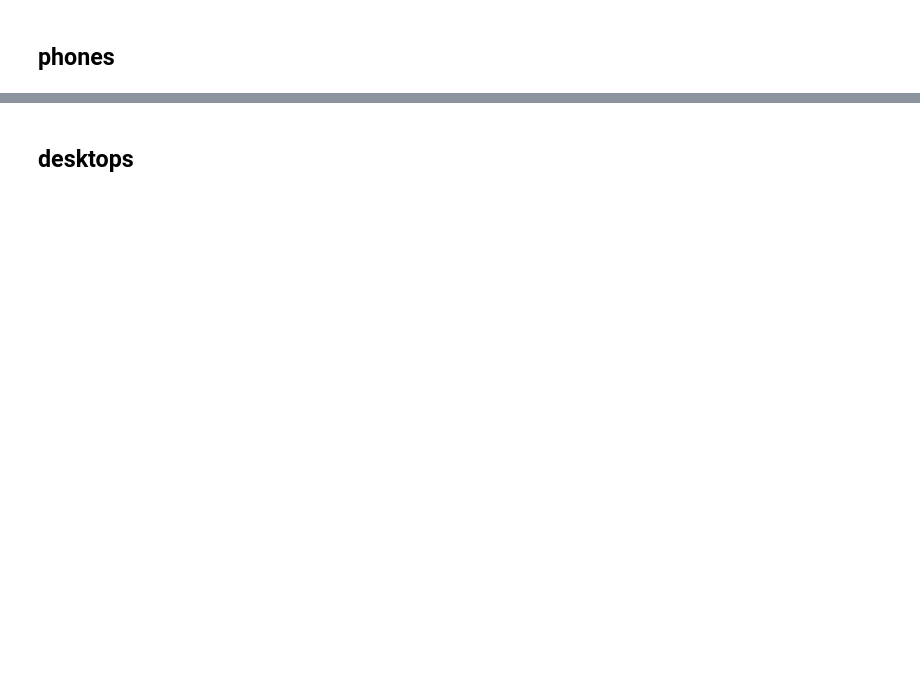
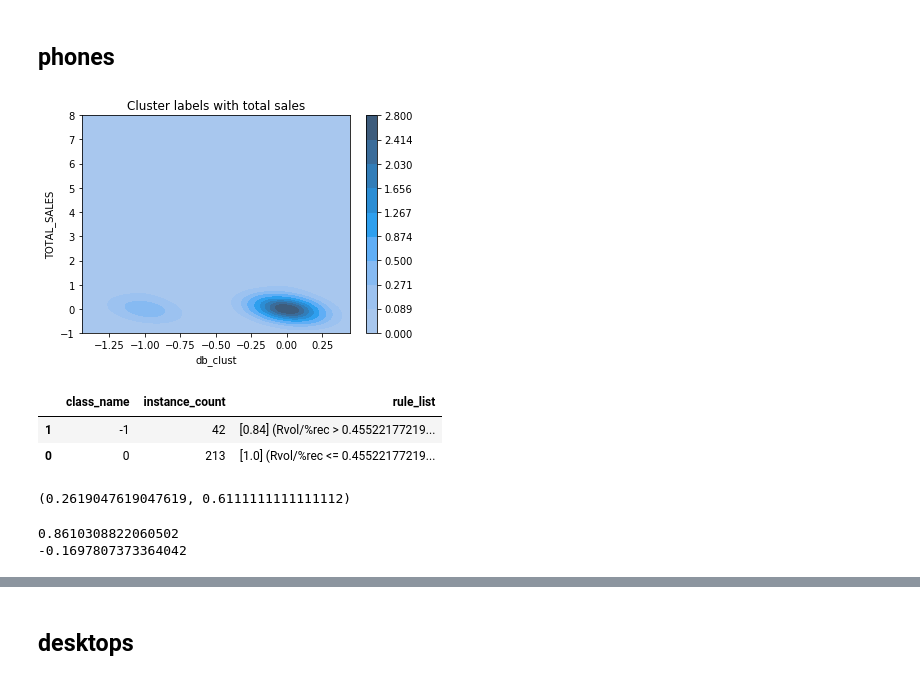
Before and after one commit to risdallseis/expenditure_prox, a Jupyter notebook: notebooks/modelling/dbscan_grid_searching.ipynb, the cells around one changed output, grey strips where cells are left out. Drawn from its saved outputs; the diff is of its cells as text; code cells hidden in the pictures; blank space fills up the shorter version.

```diff
--- a/notebooks/modelling/dbscan_grid_searching.ipynb
+++ b/notebooks/modelling/dbscan_grid_searching.ipynb
@@ -158,16 +188,27 @@ plt.show()
 # %% [markdown]
 ## phones
 # %%
-pX['Rvol/%rec'] = pX['Rvol/%rec'].replace(np.nan, pX['Rvol/%rec'].median())
-dbscan_model = DBSCAN(eps=1, min_samples=(len(pX))/4)
-db_clust = dbscan_model.fit_predict(pX[['no_reviews','Rvol/%rec','pos_reviews']])
+
+dbscan_model = DBSCAN(eps=1.2, min_samples=(len(phones))/5)
+db_clust = dbscan_model.fit_predict(phones[['no_reviews','Rvol/%rec','pos_reviews']])
 phones['db_clust'] = pd.Series(db_clust, index=phones.index)
-evaluate_clusters(phones['db_clust'] ,phones['TOTAL_SALES'],  phones['TOTAL_SALES_QBINNED'])
+evaluate_clusters(phones['db_clust'] ,phones['TOTAL_SALES'])
+# %% [output]
+[figure, added]
 # %%
-cluster_intelligence.cluster_report(pX[['no_reviews','Rvol/%rec','pos_reviews']],db_clust)
+cluster_intelligence.cluster_report(phones[['no_reviews','Rvol/%rec','pos_reviews']],db_clust)
+# %% [output]
+|  | class_name | instance_count | rule_list |
+| 1 | -1 | 42 | [0.84] (Rvol/%rec > 0.45522177219... |
+| 0 | 0 | 213 | [1.0] (Rvol/%rec <= 0.45522177219... |
 # %%
 get_eval_scores(phones['y_true'], phones['db_clust'])
+# %% [output]
+(0.2619047619047619, 0.6111111111111112)
 # %%
 print(phones.loc[phones.db_clust==-1]['TOTAL_SALES'].mean())
 print(phones.loc[phones.db_clust==-0]['TOTAL_SALES'].mean())
+# %% [output]
+0.8610308822060502
+-0.1697807373364042
 # %%
```
Also changed, not shown: parts of 25 cells of this notebook, 3 other files.
